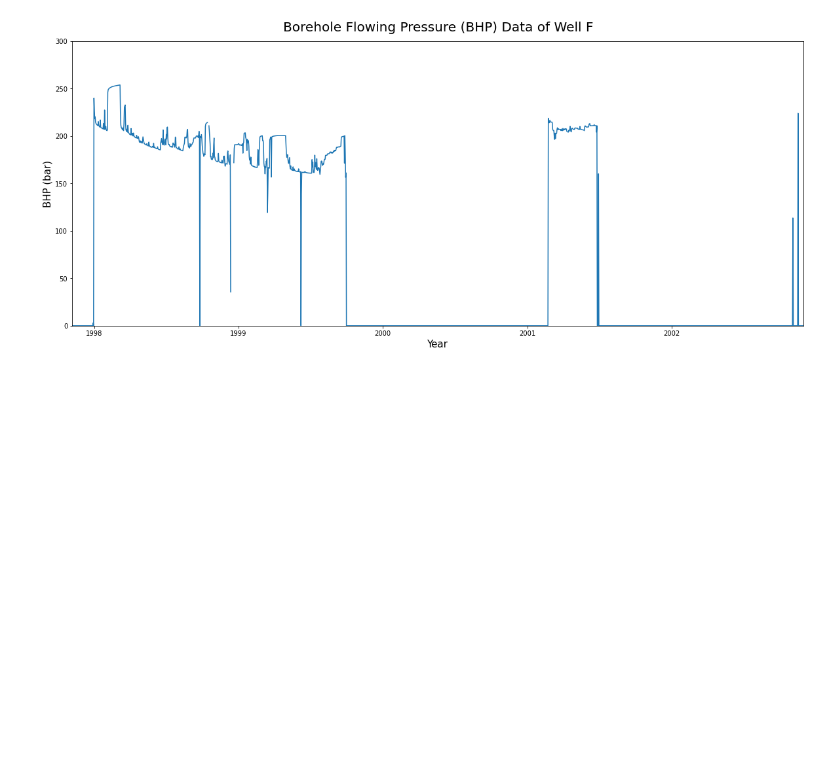
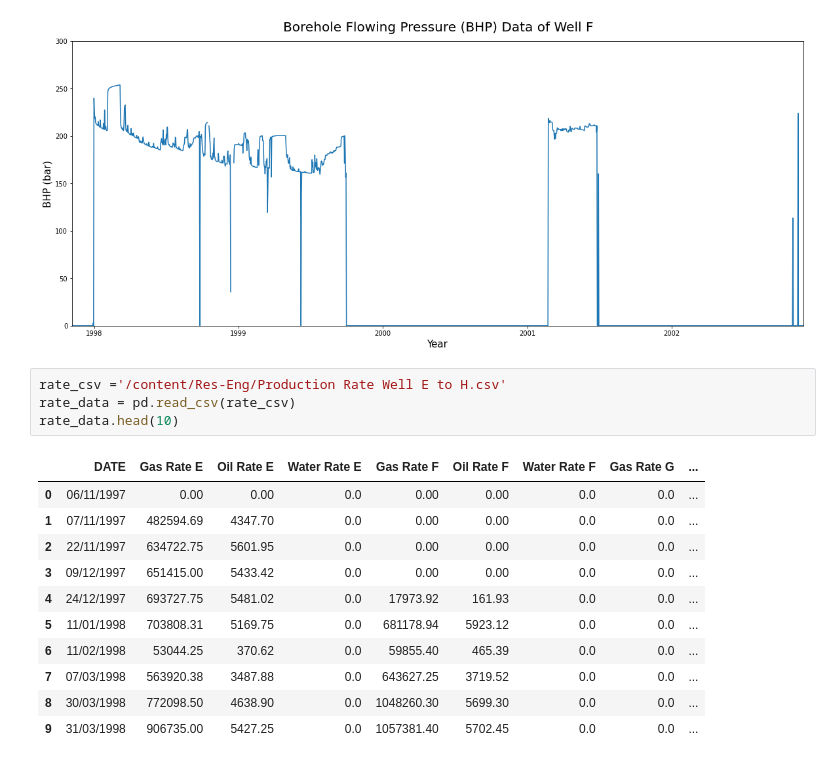
Before and after one commit to kamalif/Res-Eng, a Jupyter notebook: Production_Data.ipynb, the cells around one changed output. Drawn from its saved outputs; the diff is of its cells as text; blank space fills up the shorter version.

```diff
--- a/Production_Data.ipynb
+++ b/Production_Data.ipynb
@@ -89,3 +84,19 @@ plt.ylim(0, 300)
 plt.show()
 # %% [output]
 [figure]
+# %%
+rate_csv ='/content/Res-Eng/Production Rate Well E to H.csv'
+rate_data = pd.read_csv(rate_csv)
+rate_data.head(10)
+# %% [output]
+|  | DATE | Gas Rate E | Oil Rate E | Water Rate E | Gas Rate F | Oil Rate F | Water Rate F | Gas Rate G | ... |
+| 0 | 06/11/1997 | 0.00 | 0.00 | 0.0 | 0.00 | 0.00 | 0.0 | 0.0 | ... |
+| 1 | 07/11/1997 | 482594.69 | 4347.70 | 0.0 | 0.00 | 0.00 | 0.0 | 0.0 | ... |
+| 2 | 22/11/1997 | 634722.75 | 5601.95 | 0.0 | 0.00 | 0.00 | 0.0 | 0.0 | ... |
+| 3 | 09/12/1997 | 651415.00 | 5433.42 | 0.0 | 0.00 | 0.00 | 0.0 | 0.0 | ... |
+| 4 | 24/12/1997 | 693727.75 | 5481.02 | 0.0 | 17973.92 | 161.93 | 0.0 | 0.0 | ... |
+| 5 | 11/01/1998 | 703808.31 | 5169.75 | 0.0 | 681178.94 | 5923.12 | 0.0 | 0.0 | ... |
+| 6 | 11/02/1998 | 53044.25 | 370.62 | 0.0 | 59855.40 | 465.39 | 0.0 | 0.0 | ... |
+| 7 | 07/03/1998 | 563920.38 | 3487.88 | 0.0 | 643627.25 | 3719.52 | 0.0 | 0.0 | ... |
+| 8 | 30/03/1998 | 772098.50 | 4638.90 | 0.0 | 1048260.30 | 5699.30 | 0.0 | 0.0 | ... |
+| 9 | 31/03/1998 | 906735.00 | 5427.25 | 0.0 | 1057381.40 | 5702.45 | 0.0 | 0.0 | ... |
```
Also changed, not shown: parts of 7 cells of this notebook.
